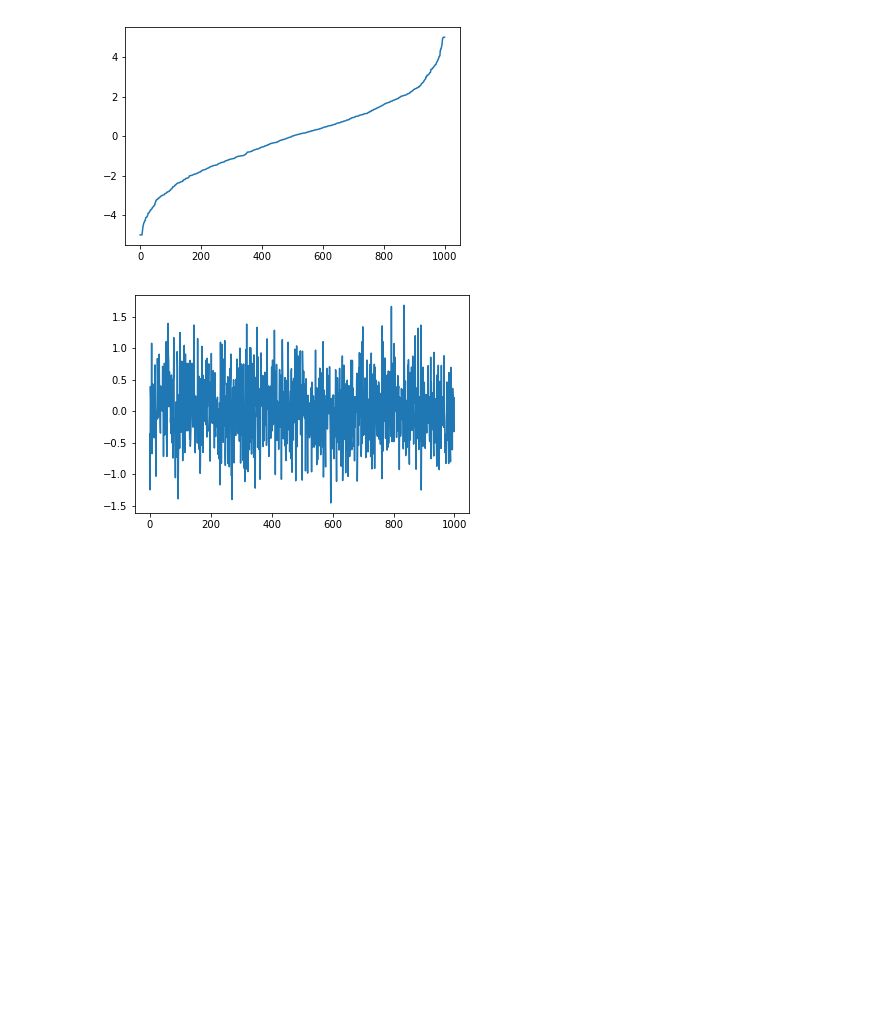
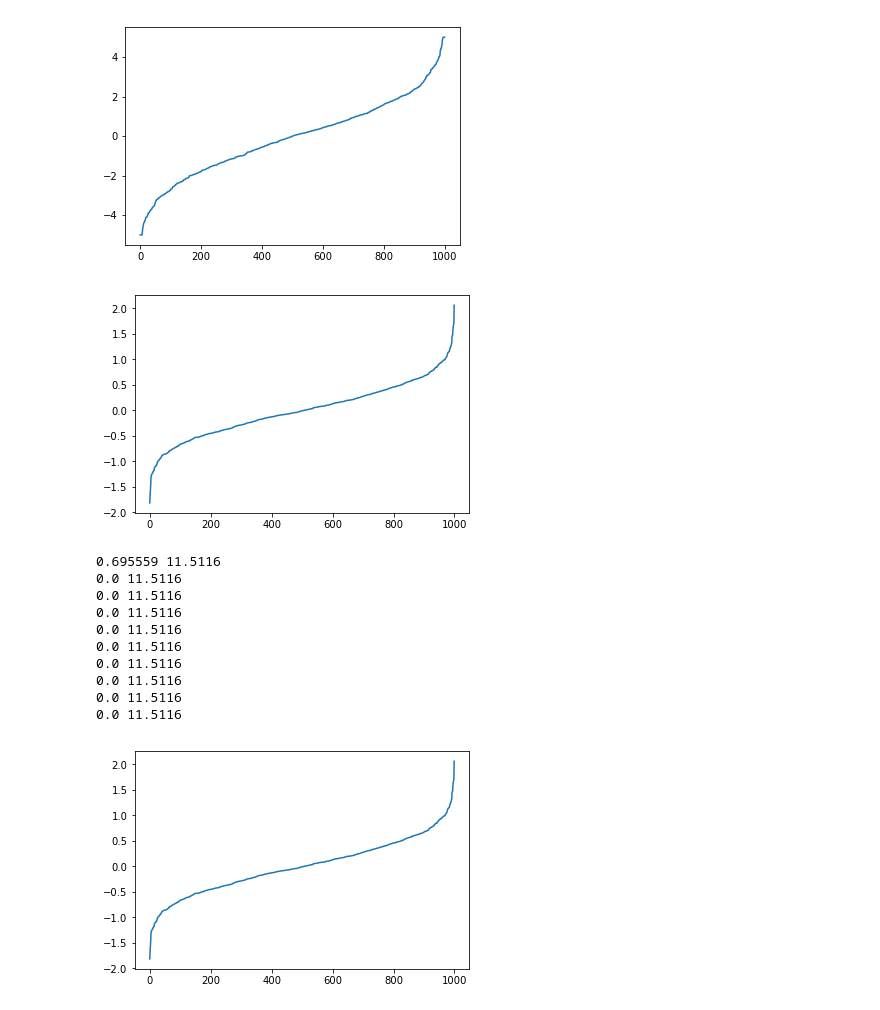
Before and after one commit to hyeonroklee/Machine-Learning, a Jupyter notebook: tf_gan.ipynb, the cells around one changed output. Saved outputs shown, nothing was run; the diff lists cells and outputs as text; code cells hidden in the pictures; blank space fills up the shorter version.

```diff
--- a/tf_gan.ipynb
+++ b/tf_gan.ipynb
@@ -25,7 +25,7 @@ plt.show()
 [figure]
 # %%
 hidden_size1 = 300
-hidden_size2 = 100
+hidden_size2 = 200
 
 tf.reset_default_graph()
 
@@ -41,42 +41,53 @@ def linear(x,out_dim,scope,reuse=False):
 # generator model
 g_x = tf.placeholder(dtype=tf.float32,shape=[None,input_size])
 g_o = linear(g_x,input_size,'g0')
 
 # discriminator model ( use for discriminating fake data )
 d1_h1 = tf.nn.relu(linear(g_o,hidden_size1,'d0'))
 d1_h2 = tf.nn.relu(linear(d1_h1,hidden_size2,'d1'))
 d1_o = tf.nn.sigmoid(linear(d1_h2,1,'d2'))
 
 # discriminator model ( use for discriminating real data )
 d_x = tf.placeholder(dtype=tf.float32,shape=[None,input_size])
 d2_h1 = tf.nn.relu(linear(d_x,hidden_size1,'d0',True))
 d2_h2 = tf.nn.relu(linear(d2_h1,hidden_size2,'d1',True))
 d2_o = tf.nn.relu(linear(d2_h2,1,'d2',True))
 
 # loss
-dis_loss = tf.reduce_mean(-tf.log(tf.maximum(d2_o, 1e-5))-tf.log(1-tf.maximum(d1_o, 1e-5)))
-gen_loss = tf.reduce_mean(-tf.log(tf.maximum(d1_o, 1e-5)))
+dis_loss = tf.reduce_mean(-tf.log(1-tf.minimum(d2_o, 1-(1e-5)))-tf.log(tf.maximum(d1_o, 1e-5)))
+gen_loss = tf.reduce_mean(-tf.log(1-tf.minimum(d1_o, 1-(1e-5))))
 
 vv = tf.trainable_variables()
 g_p = [v for v in vv if v.name.startswith('g')]
 d_p = [v for v in vv if v.name.startswith('d')]
 
 g_opt = tf.train.AdamOptimizer(0.1).minimize(gen_loss,var_list=g_p)
 d_opt = tf.train.AdamOptimizer(0.1).minimize(dis_loss,var_list=d_p)
 
 init = tf.global_variables_initializer()
 with tf.Session() as sess:
     sess.run(init)
     r = sess.run(g_o,{g_x:gen_dataset})
-    plt.plot(r[0])
+    plt.plot(np.sort(r[0]))
     plt.show()
-#     for i in range(100):
-#         _,d_l = sess.run([d_opt,dis_loss],{g_x:gen_dataset,d_x:dis_dataset})
-#         _,g_l = sess.run([g_opt,gen_loss],{g_x:gen_dataset,d_x:dis_dataset})
-#         if i % 10 == 0:
-#             print d_l,g_l
-#     r = sess.run(g_o,{g_x:gen_dataset})
-#     plt.plot(r[0])
-#     plt.show()
+    for i in range(100):
+        _,d_l = sess.run([d_opt,dis_loss],{g_x:gen_dataset,d_x:dis_dataset})
+        _,g_l = sess.run([g_opt,gen_loss],{g_x:gen_dataset,d_x:dis_dataset})
+        if i % 10 == 0:
+            print d_l,g_l
+    r = sess.run(g_o,{g_x:gen_dataset})
+    plt.plot(np.sort(r[0]))
+    plt.show()
 # %% [output]
-[figure, old version]
+[figure, new version]
+0.695559 11.5116
+0.0 11.5116
+0.0 11.5116
+0.0 11.5116
+0.0 11.5116
+0.0 11.5116
+0.0 11.5116
+0.0 11.5116
+0.0 11.5116
+0.0 11.5116
+[figure, added]
```
